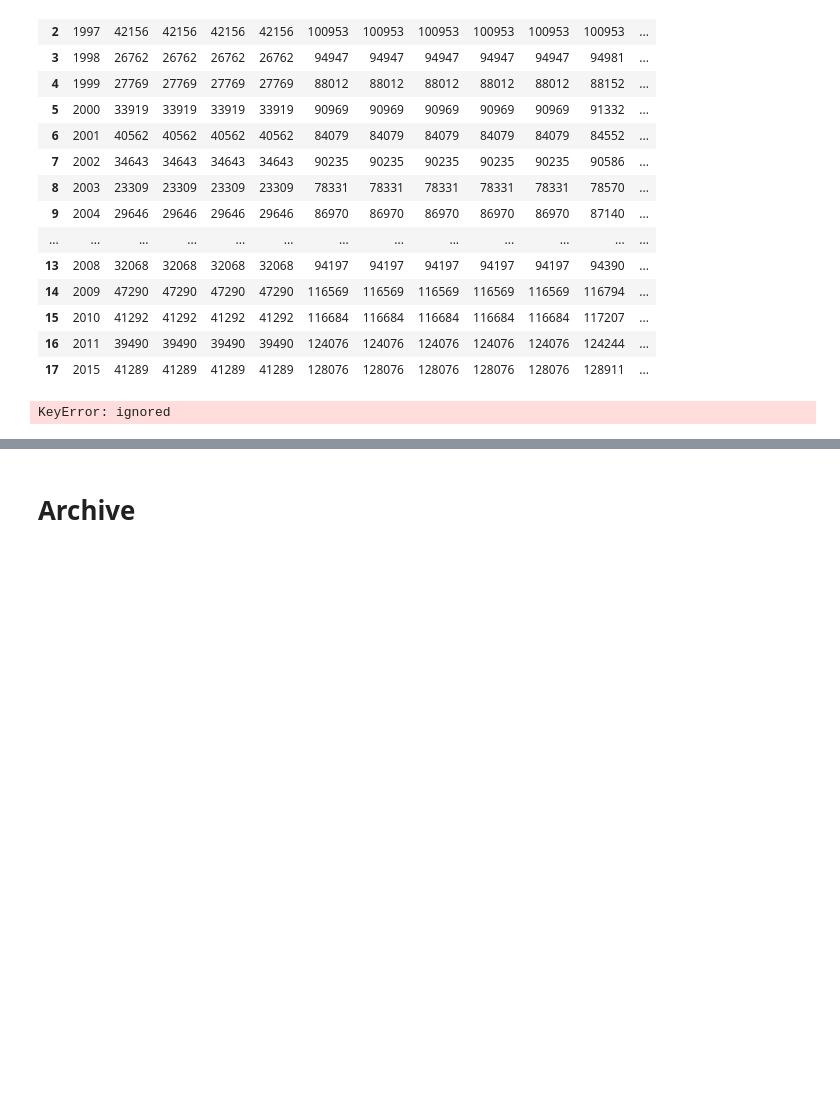
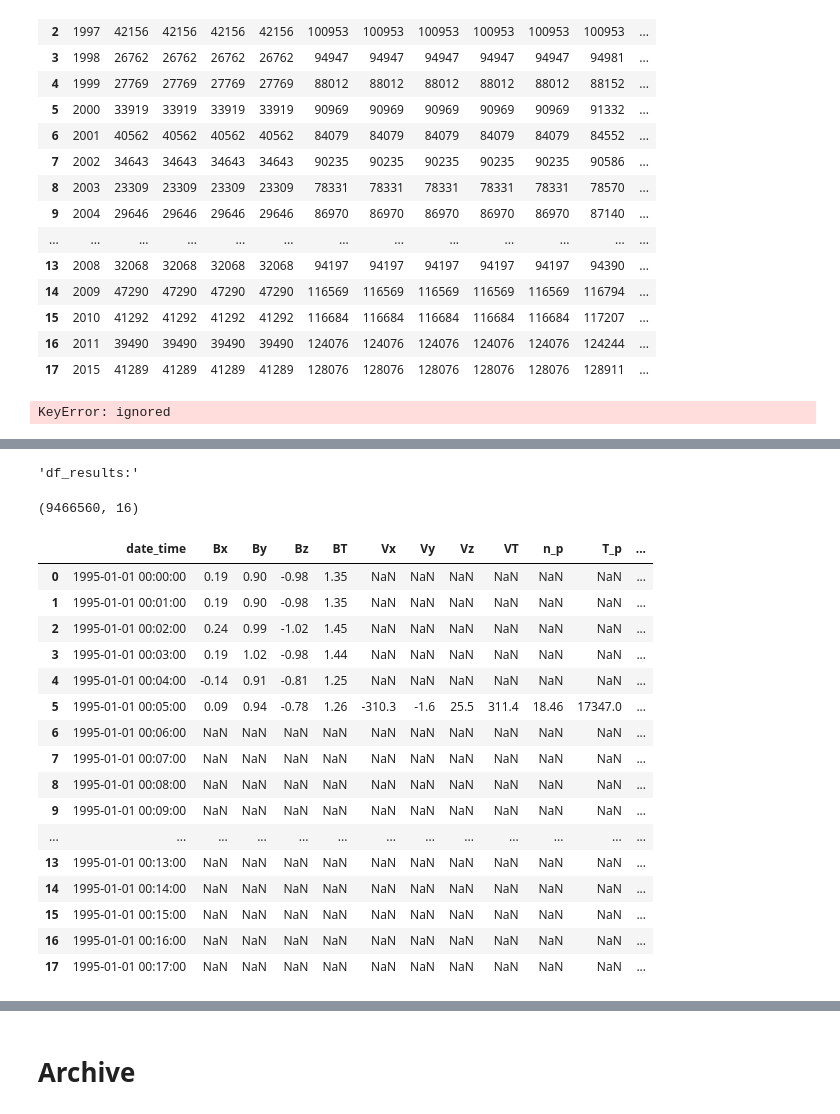
Before and after one commit to Alireza-Motazedian/GIC__Geomagnetic_Induced_Current, a Jupyter notebook: 2. Code/GIC Data Exploration.ipynb, the cells around one changed output, grey strips where cells are left out. Saved outputs shown, nothing was run; the diff lists cells and outputs as text; code cells hidden in the pictures; blank space fills up the shorter version.

```diff
--- a/2. Code/GIC Data Exploration.ipynb
+++ b/2. Code/GIC Data Exploration.ipynb
@@ -1421,0 +1424,4 @@ KeyError: ignored
+# %%
+filename1 = "merged_1995-2011_2015.parq.gzip"
+
+df_merged = pd.read_parquet(os.path.join(path1, filename1)) ; display("df_merged:", df_merged.shape, df_merged.head(2)) ; print()
@@ -1421,0 +1474,57 @@ KeyError: ignored
+# %%
+dict_weird_values = {
+    "P_p":        99,
+    "n_p":       999,
+    "E"  :       999,
+    "Bx" :     9_999,
+    "By" :     9_999,
+    "Bz" :     9_999,
+    "BT" :     9_999,
+    "dBz":     9_999,
+    "dBe":     9_999,
+    "dBn":     9_999,
+    "Vx" :    99_999,
+    "Vy" :    99_999,
+    "Vz" :    99_999,
+    "VT" :    99_999,
+    "T_p": 9_999_999
+}
+for key in dict_weird_values:
+    df_merged.loc[df_merged[key] >= dict_weird_values[key], key] = None
+
+df_results = (
+    df_merged
+    # # .pipe(print_details, "df_merged")
+    # .assign(year = lambda df: df.date_time.dt.year)
+    # # .pipe(print_details, "year column added.")
+    # .drop(columns=["date_time"])
+    # # .pipe(print_details, 'Dropped: "date_time", "dBz", "dBH"')
+    # .groupby(by="year")
+    # .apply(lambda group: group.isna().sum())
+    # # .pipe(print_details, "groupby('year')")
+    # .drop(columns="year")
+    # # .pipe(print_details, "drop('year')")
+    # .reset_index()
+    # # .pipe(print_details, "df_results")
+)
+display("df_results:", df_results.shape, df_results.head(18)) ; print()
+# %% [output]
+'df_results:'
+(9466560, 16)
+|  | date_time | Bx | By | Bz | BT | Vx | Vy | Vz | VT | n_p | T_p | ... |
+| 0 | 1995-01-01 00:00:00 | 0.19 | 0.90 | -0.98 | 1.35 | NaN | NaN | NaN | NaN | NaN | NaN | ... |
+| 1 | 1995-01-01 00:01:00 | 0.19 | 0.90 | -0.98 | 1.35 | NaN | NaN | NaN | NaN | NaN | NaN | ... |
+| 2 | 1995-01-01 00:02:00 | 0.24 | 0.99 | -1.02 | 1.45 | NaN | NaN | NaN | NaN | NaN | NaN | ... |
+| 3 | 1995-01-01 00:03:00 | 0.19 | 1.02 | -0.98 | 1.44 | NaN | NaN | NaN | NaN | NaN | NaN | ... |
+| 4 | 1995-01-01 00:04:00 | -0.14 | 0.91 | -0.81 | 1.25 | NaN | NaN | NaN | NaN | NaN | NaN | ... |
+| 5 | 1995-01-01 00:05:00 | 0.09 | 0.94 | -0.78 | 1.26 | -310.3 | -1.6 | 25.5 | 311.4 | 18.46 | 17347.0 | ... |
+| 6 | 1995-01-01 00:06:00 | NaN | NaN | NaN | NaN | NaN | NaN | NaN | NaN | NaN | NaN | ... |
+| 7 | 1995-01-01 00:07:00 | NaN | NaN | NaN | NaN | NaN | NaN | NaN | NaN | NaN | NaN | ... |
+| 8 | 1995-01-01 00:08:00 | NaN | NaN | NaN | NaN | NaN | NaN | NaN | NaN | NaN | NaN | ... |
+| 9 | 1995-01-01 00:09:00 | NaN | NaN | NaN | NaN | NaN | NaN | NaN | NaN | NaN | NaN | ... |
+| ... | ... | ... | ... | ... | ... | ... | ... | ... | ... | ... | ... | ... |
+| 13 | 1995-01-01 00:13:00 | NaN | NaN | NaN | NaN | NaN | NaN | NaN | NaN | NaN | NaN | ... |
+| 14 | 1995-01-01 00:14:00 | NaN | NaN | NaN | NaN | NaN | NaN | NaN | NaN | NaN | NaN | ... |
+| 15 | 1995-01-01 00:15:00 | NaN | NaN | NaN | NaN | NaN | NaN | NaN | NaN | NaN | NaN | ... |
+| 16 | 1995-01-01 00:16:00 | NaN | NaN | NaN | NaN | NaN | NaN | NaN | NaN | NaN | NaN | ... |
+| 17 | 1995-01-01 00:17:00 | NaN | NaN | NaN | NaN | NaN | NaN | NaN | NaN | NaN | NaN | ... |
```
Also changed, not shown: parts of 13 cells of this notebook.
